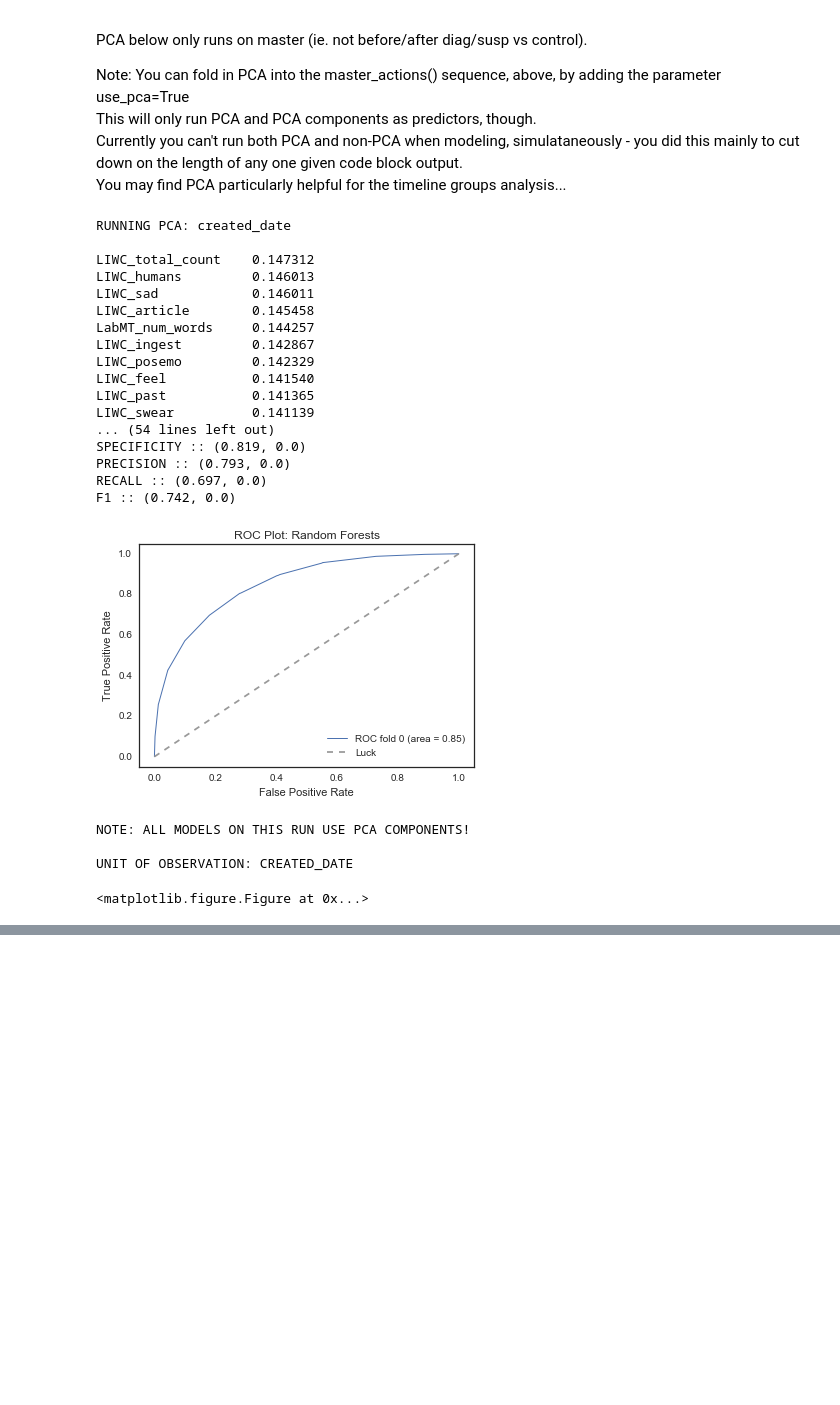
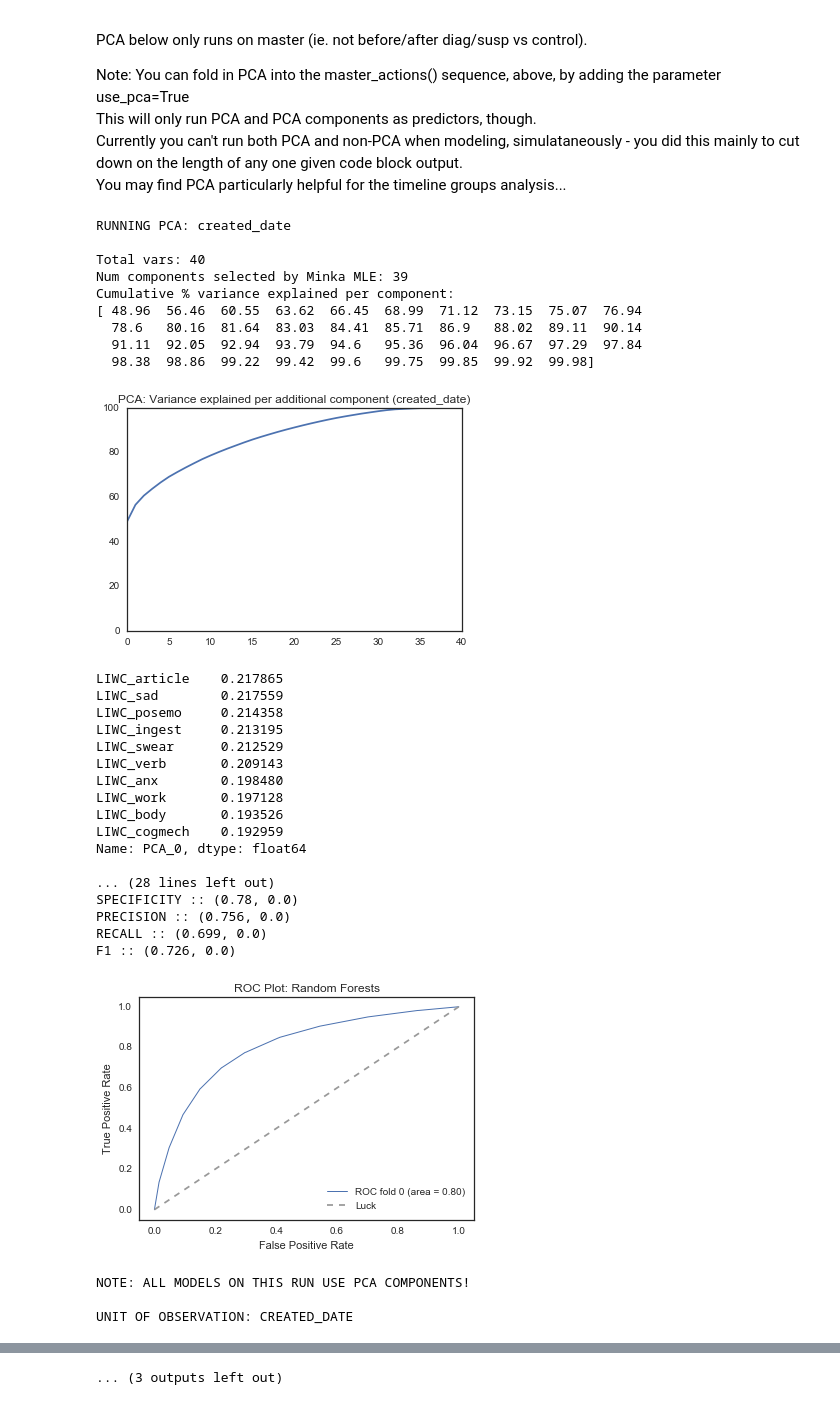
Before and after one commit to andrewreece/predicthealth, a Jupyter notebook: eda-twitter.ipynb, the cells around one changed output, grey strips where cells are left out. Drawn from its saved outputs; the diff is of its cells as text; code cells hidden in the pictures; blank space fills up the shorter version.

```diff
--- a/eda-twitter.ipynb
+++ b/eda-twitter.ipynb
@@ -50,7 +50,7 @@ turn_points = ['from_diag','from_susp']
 # INSTAGRAM ONLY
 #
 #################
-additional_data = True # (instagram only) do we also get photo ratings? (This is proxy for limit_date_range in places)
+additional_data = False # (instagram only) do we also get photo ratings? (This is proxy for limit_date_range in places)
 
 include_filter = False # (instagram only) include binary indicator of filter use?
 
@@ -67,7 +67,6 @@ compare_ig_filters = False # (nstagram only) compares use of filters between tar
 #################
 populate_wordfeats_db = False # (twitter only) generates word features from reagan code
 
-
 #################
 #
 # ALL PLATFORMS
@@ -83,13 +82,17 @@ report_sample_size = False # simple reporting feature for sample size
 
 report_sm_disq = False # reports #/% of subjects disqualified for refusing to share social media data
 
+share_sm_disq_fnames = ["../../data/final/depressiontwitter_round1.csv",
+                       "../../data/final/depressiontwitter_round2.csv",
+                       "../../data/final/controltwitter.csv"]
+
 path_head = '/'.join(['data-files',condition,platform])+'/'
 
 load_from = 'pickle' # None, file, pickle :: loads masters from pickled file, or just masters from csv
 
 write_to = None # None, file, pickle  :: writes initial data (prepare_raw_data()) to csv or pickle
 
-final_pickle = False # pickles entire data dict after all masters are created
+final_pickle = True # pickles entire data dict after all masters are created
 
 make_hourly_plot = False # make plot of aggregated hourly posting for target vs control?
 
@@ -108,7 +111,8 @@ action_params = {
     'tall_plot': True,
     'acc_avg': 'binary',
     'use_ttest':False,
-    'best_pca':10
+    'best_pca':1,
+    'show_pca_comp_plot':True
 }
 
 params = define_params(condition, test_name, test_cutoff, impose_test_cutoff,
@@ -160,0 +208,2 @@ if populate_wordfeats_db:
+# %%
+output = get_descriptives(data, condition, platform_long, additional_data, conn, return_output=True)
@@ -181,6 +249,7 @@ if run_master:
     for gb_type in ['created_date', 'weekly']:
 
         master_actions(master, target, control, condition, platform,
-                       params, gb_type, report, action_params, clfs, additional_data, posting_cutoff)
+                       params, gb_type, report, action_params, clfs, additional_data, posting_cutoff,
+                       use_pca=False, scale_data=True)
 # %% [output]
 Merge to master: MAIN created_date
@@ -236,7 +318,7 @@ reconstituted total: 100.0
 
 Same as above block, but for subsets, eg. target before diag_date vs controls
 # %%
-use_pca = True # should models be fit using orthogonal pca components?
+use_pca = False # should models be fit using orthogonal pca components?
 
 if run_subsets:
     for period in ['before']:
@@ -261,6 +343,6 @@ if run_subsets:
                 # merge target, control, into master
                 master_actions(master, target, control, condition, platform,
                                params, gb_type, report, action_params, clfs, additional_data, posting_cutoff,
-                               use_pca)
+                               use_pca, scale_data=True)
 # %% [output]
 Reporting for: SUBSETS
@@ -348,11 +432,13 @@ This will only run PCA and PCA components as predictors, though.
 Currently you can't run both PCA and non-PCA when modeling, simulataneously - you did this mainly to cut down on the length of any one given code block output.
 You may find PCA particularly helpful for the timeline groups analysis...
 # %%
+action_params['best_pca'] = 1
+
 if run_separate_pca:
     master = data['master']
     report = 'MAIN'
 
-    for gb_type in ['created_date']:
+    for gb_type in ['created_date','weekly']:
 
         print 'RUNNING PCA: {}'.format(gb_type)
         print
@@ -361,53 +447,63 @@ if run_separate_pca:
                     'data':master[gb_type],
                     'features':params['vars'][platform][gb_type]['means'],
                     'target':'target',
                     'platform':platform,
                     'test_size':.3,
                     'acc_avg':'binary',
-                    'best_pca_num_comp':action_params['best_pca'], # 69 for tw-MAIN-created_date, but even 2 works!
+                    'best_pca_num_comp':action_params['best_pca'],#(adds 1 to value); opt 69 tw-MAIN-created_date, but 2 works!
+                    'show_pca_comp_plot':action_params['show_pca_comp_plot'],
                     'kernel':'rbf',
                     'tall_plot':action_params['tall_plot'],
                     'rf_params': {'class_wt':'balanced',
                                   'max_feat':'sqrt',
                                   'n_est':10,
                                   'min_ss':2,
                                   'min_sl':1,
                                   'max_depth':None,
                                   'imp_cutoff':.015} # params optimized with 5-fold CV, see optimize_rf_hyperparams()
                    }
 
         excluded_set = params['model_vars_excluded'][platform][gb_type]
 
         output, pca_df, best_f1, master_results = make_models(model_df, clf_types=clfs,
                                                            excluded_set=excluded_set,
                                                            use_pca=True)
 
-        save_master_to_file(additional_data, posting_cutoff, run_separate_pca,
+        save_master_to_file(additional_data, posting_cutoff, run_separate_pca, action_params['best_pca']+1,
                             gb_type, report, condition, platform, pca_df)
 
         print
         print 'LOGISTIC REGRESSION'
-        print logreg_wrapper(pca_df, gb_type, None, additional_data='pca')
+        print logreg_wrapper(pca_df, gb_type, None, None, additional_data='pca')
 # %% [output]
 RUNNING PCA: created_date
 
-LIWC_total_count    0.147312
-LIWC_humans         0.146013
-LIWC_sad            0.146011
-LIWC_article        0.145458
-LabMT_num_words     0.144257
-LIWC_ingest         0.142867
-LIWC_posemo         0.142329
-LIWC_feel           0.141540
-LIWC_past           0.141365
-LIWC_swear          0.141139
-... (54 lines left out)
-SPECIFICITY :: (0.819, 0.0)
-PRECISION :: (0.793, 0.0)
-RECALL :: (0.697, 0.0)
-F1 :: (0.742, 0.0)
+Total vars: 40
+Num components selected by Minka MLE: 39
+Cumulative % variance explained per component:
+[ 48.96  56.46  60.55  63.62  66.45  68.99  71.12  73.15  75.07  76.94
+  78.6   80.16  81.64  83.03  84.41  85.71  86.9   88.02  89.11  90.14
+  91.11  92.05  92.94  93.79  94.6   95.36  96.04  96.67  97.29  97.84
+  98.38  98.86  99.22  99.42  99.6   99.75  99.85  99.92  99.98]
-[figure, old version]
+[figure, new version]
-NOTE: ALL MODELS ON THIS RUN USE PCA COMPONENTS!
+LIWC_article    0.217865
+LIWC_sad        0.217559
+LIWC_posemo     0.214358
+LIWC_ingest     0.213195
+LIWC_swear      0.212529
+LIWC_verb       0.209143
+LIWC_anx        0.198480
+LIWC_work       0.197128
+LIWC_body       0.193526
+LIWC_cogmech    0.192959
+Name: PCA_0, dtype: float64
 
-UNIT OF OBSERVATION: CREATED_DATE
+... (28 lines left out)
+SPECIFICITY :: (0.78, 0.0)
+PRECISION :: (0.756, 0.0)
+RECALL :: (0.699, 0.0)
+F1 :: (0.726, 0.0)
+[figure, new version]
-<matplotlib.figure.Figure at 0x...>
+NOTE: ALL MODELS ON THIS RUN USE PCA COMPONENTS!
+
+UNIT OF OBSERVATION: CREATED_DATE
@@ -431,0 +551 @@ None
+... (3 outputs left out)
```
Also changed, not shown: parts of 10 cells of this notebook, 5 other files.
